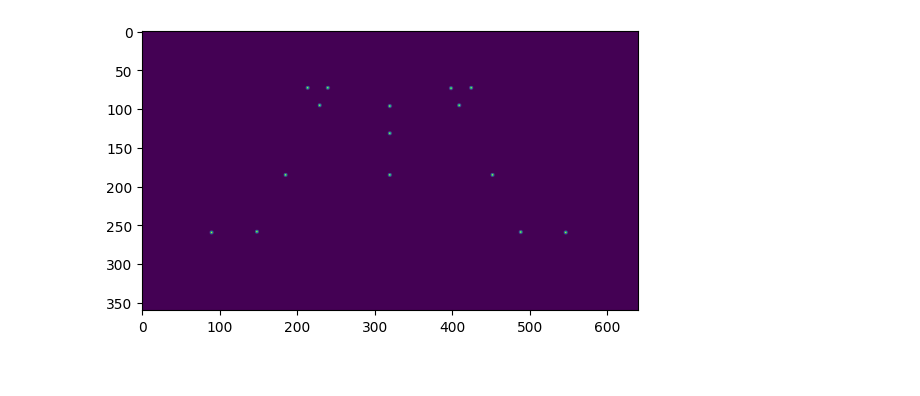
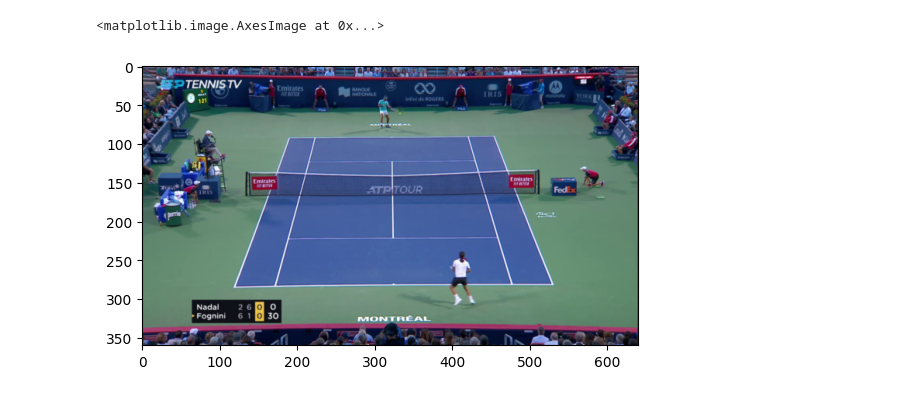
Before and after one commit to SebastianBitsch/tennis-court-tracker, a Jupyter notebook: notebooks/predict.ipynb, the cells around one changed output. Saved outputs shown, nothing was run; the diff lists cells and outputs as text; code cells hidden in the pictures.

```diff
--- a/notebooks/predict.ipynb
+++ b/notebooks/predict.ipynb
@@ -95,0 +120,25 @@ plt.show()
+# %%
+with initialize(version_base=None, config_path="../tennis_court_tracker/conf"):
+    config = compose(config_name='config.yaml')
+# %%
+device = "cuda" if torch.cuda.is_available() else "mps" if torch.backends.mps.is_available() else "cpu"
+
+# Load model
+model = TrackNet(in_features = config.data.n_in_features).to(device)
+# Load model weights
+if config.hyperparameters.continue_training_from_weights:
+    print(f"Loading model state dict at: {config.hyperparameters.path_to_weights}")
+    model.load_state_dict(torch.load("../models/model_epoch2.pt"))
+
+dataset = TennisCourtDataset(
+    annotations_file_path = "../data/raw/data_train.json",
+    images_dir = "../data/raw/images",
+    device = device,
+    transform = transforms.Compose([
+        TransformWrapper(transforms.Resize((config.data.image_height, config.data.image_width), antialias=True))
+        # RandomCrop((config.data.image_height, config.data.image_width)),
+    ])
+)
+n = 20
+dataset_subset = torch.utils.data.Subset(dataset, range(n))
+dataloader = DataLoader(dataset_subset, batch_size=1, shuffle=False, num_workers=0)
@@ -95,0 +147,2 @@ plt.show()
+# %%
+ims = [sample['image'].squeeze().permute(1,2,0).cpu().numpy() / 255 for sample in dataloader]
@@ -96,5 +248,5 @@ plt.show()
 # %%
-plt.imshow(labels[0].squeeze().detach().numpy())
-plt.show()
+plt.imshow(ims[0])
 # %% [output]
+<matplotlib.image.AxesImage at 0x...>
-[figure, old version]
+[figure, new version]
```
Also changed, not shown: parts of 40 cells of this notebook.
